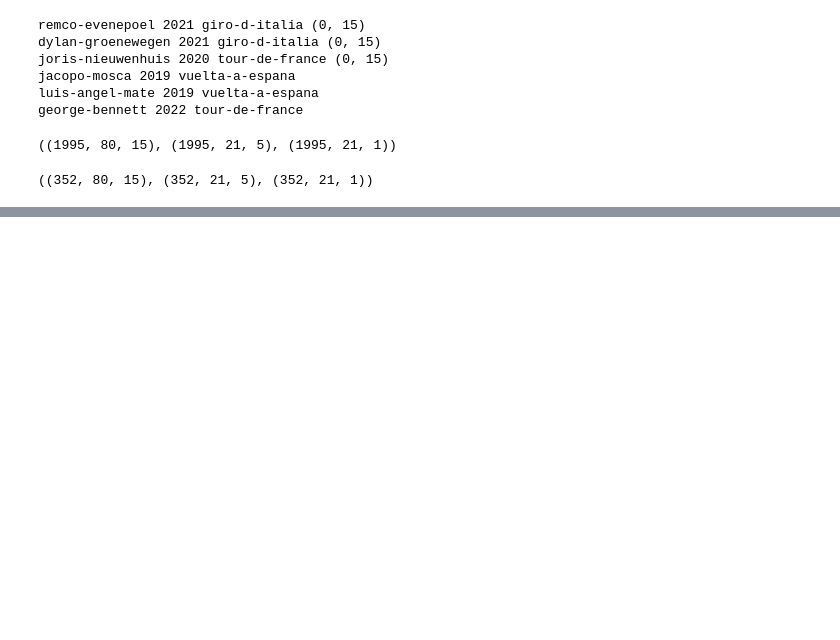
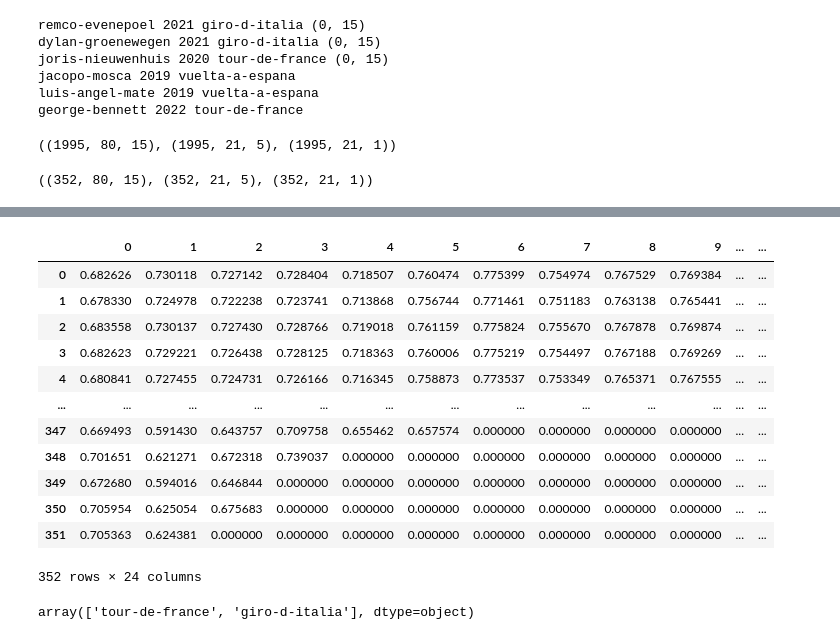
Before and after one commit to Michiel-DK/cycling_manager, a Jupyter notebook: notebooks/cnn.ipynb, the cells around one changed output, grey strips where cells are left out. Saved outputs shown, nothing was run; the diff lists cells and outputs as text; code cells hidden in the pictures; blank space fills up the shorter version.

```diff
--- a/notebooks/cnn.ipynb
+++ b/notebooks/cnn.ipynb
@@ -175,0 +169,7 @@ array([[[0.505883  ],
+# %%
+preds = model.predict([X_encoder_test, X_decoder_test])
+
+pred_ls = []
+
+for pred, rid in zip(preds, riders_predict.values):
+    pred_ls.append(np.append(pred.round(7), rid))
@@ -175,0 +178,22 @@ array([[[0.505883  ],
+# %%
+pred_df = pd.DataFrame(pred_ls).replace(1.000, np.nan)
+# %%
+pred_df
+# %% [output]
+|  | 0 | 1 | 2 | 3 | 4 | 5 | 6 | 7 | 8 | 9 | ... | ... |
+| 0 | 0.682626 | 0.730118 | 0.727142 | 0.728404 | 0.718507 | 0.760474 | 0.775399 | 0.754974 | 0.767529 | 0.769384 | ... | ... |
+| 1 | 0.678330 | 0.724978 | 0.722238 | 0.723741 | 0.713868 | 0.756744 | 0.771461 | 0.751183 | 0.763138 | 0.765441 | ... | ... |
+| 2 | 0.683558 | 0.730137 | 0.727430 | 0.728766 | 0.719018 | 0.761159 | 0.775824 | 0.755670 | 0.767878 | 0.769874 | ... | ... |
+| 3 | 0.682623 | 0.729221 | 0.726438 | 0.728125 | 0.718363 | 0.760006 | 0.775219 | 0.754497 | 0.767188 | 0.769269 | ... | ... |
+| 4 | 0.680841 | 0.727455 | 0.724731 | 0.726166 | 0.716345 | 0.758873 | 0.773537 | 0.753349 | 0.765371 | 0.767555 | ... | ... |
+| ... | ... | ... | ... | ... | ... | ... | ... | ... | ... | ... | ... | ... |
+| 347 | 0.669493 | 0.591430 | 0.643757 | 0.709758 | 0.655462 | 0.657574 | 0.000000 | 0.000000 | 0.000000 | 0.000000 | ... | ... |
+| 348 | 0.701651 | 0.621271 | 0.672318 | 0.739037 | 0.000000 | 0.000000 | 0.000000 | 0.000000 | 0.000000 | 0.000000 | ... | ... |
+| 349 | 0.672680 | 0.594016 | 0.646844 | 0.000000 | 0.000000 | 0.000000 | 0.000000 | 0.000000 | 0.000000 | 0.000000 | ... | ... |
+| 350 | 0.705954 | 0.625054 | 0.675683 | 0.000000 | 0.000000 | 0.000000 | 0.000000 | 0.000000 | 0.000000 | 0.000000 | ... | ... |
+| 351 | 0.705363 | 0.624381 | 0.000000 | 0.000000 | 0.000000 | 0.000000 | 0.000000 | 0.000000 | 0.000000 | 0.000000 | ... | ... |
+352 rows × 24 columns
+# %%
+pred_df[23].unique()
+# %% [output]
+array(['tour-de-france', 'giro-d-italia'], dtype=object)
```
Also changed, not shown: parts of 8 cells of this notebook, 5 other files.
